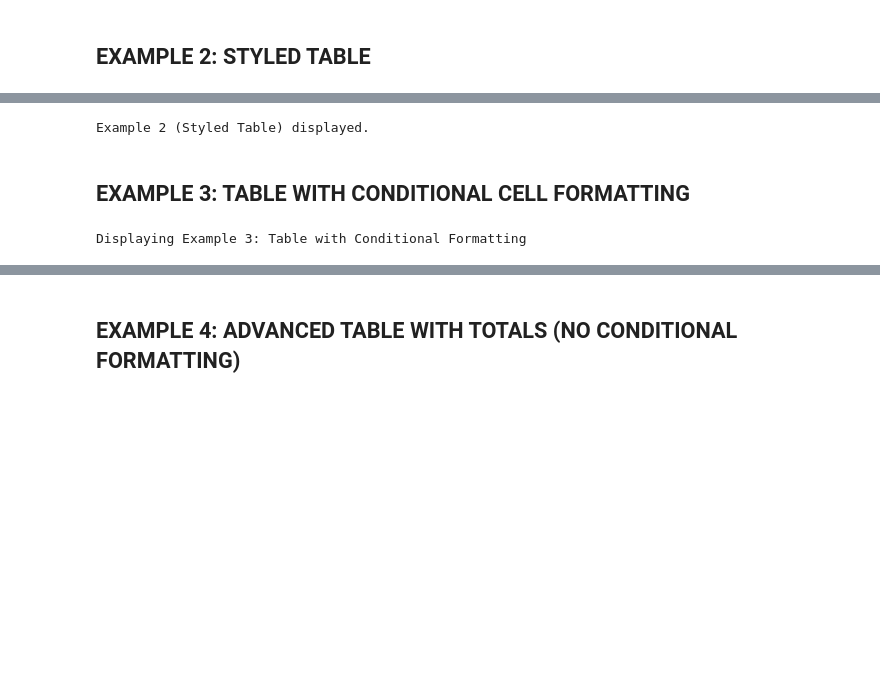
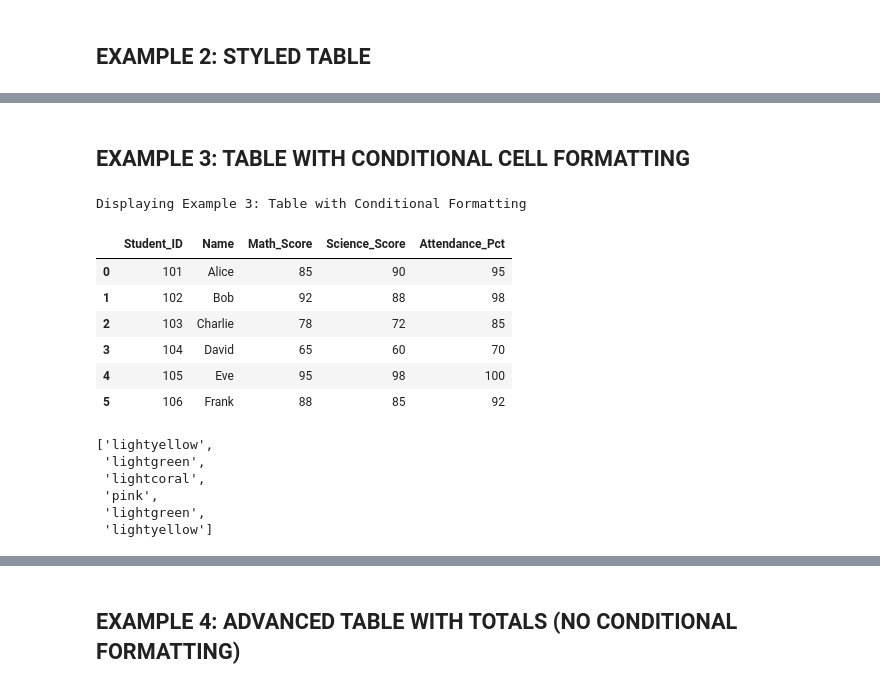
Before and after one commit to JustCodeIt7/Plotly_Dash_Dashboards, a Jupyter notebook: 01-Plotly_Basics_Charts/11-Table/plotly_tables.ipynb, the cells around one changed output, grey strips where cells are left out. Cells and saved outputs as stored; diff of their text form; code cells hidden in the pictures; blank space fills up the shorter version.

```diff
--- a/01-Plotly_Basics_Charts/11-Table/plotly_tables.ipynb
+++ b/01-Plotly_Basics_Charts/11-Table/plotly_tables.ipynb
@@ -87,8 +89,14 @@ fig2 = go.Figure(
                 values=[df_ex2[col] for col in df_ex2.columns],
                 line_color="darkslategray",  # Line color for cells
                 # Alternating row colors for better readability
-                fill_color=[["lightcyan", "white"] * (len(df_ex2) // 2 + 1)],
-                align=["left", "left", "right", "center", "center"],  # Custom alignment per column
+                fill_color=[["lightblue", "white"] * (len(df_ex2) // 2 + 1)],
+                align=[
+                    "left",
+                    "left",
+                    "right",
+                    "center",
+                    "center",
+                ],  # Custom alignment per column
                 font=dict(color="darkslategray", size=12),
                 height=30,  # Set cell height
             ),
@@ -103,24 +111,61 @@ fig2.update_layout(
     height=450,  # Adjust table height
 )
 fig2.show()
-# %% [output]
-Example 2 (Styled Table) displayed.
 # %% [markdown]
 ## EXAMPLE 3: TABLE WITH CONDITIONAL CELL FORMATTING
 # %%
 # -------------------------------------------------
 # EXAMPLE 3: TABLE WITH CONDITIONAL CELL FORMATTING
 # -------------------------------------------------
 print("\nDisplaying Example 3: Table with Conditional Formatting")
 
 # Data for conditional formatting example
 data_ex3 = {
     "Student_ID": [101, 102, 103, 104, 105, 106],
     "Name": ["Alice", "Bob", "Charlie", "David", "Eve", "Frank"],
     "Math_Score": [85, 92, 78, 65, 95, 88],
     "Science_Score": [90, 88, 72, 60, 98, 85],
     "Attendance_Pct": [95, 98, 85, 70, 100, 92],
 }
 df_ex3 = pd.DataFrame(data_ex3)
+
+df_ex3
 # %% [output]
 Displaying Example 3: Table with Conditional Formatting
+|  | Student_ID | Name | Math_Score | Science_Score | Attendance_Pct |
+| 0 | 101 | Alice | 85 | 90 | 95 |
+| 1 | 102 | Bob | 92 | 88 | 98 |
+| 2 | 103 | Charlie | 78 | 72 | 85 |
+| 3 | 104 | David | 65 | 60 | 70 |
+| 4 | 105 | Eve | 95 | 98 | 100 |
+| 5 | 106 | Frank | 88 | 85 | 92 |
+# %%
+# Define colors for conditional formatting
+def get_score_colors(scores_series):
+    colors = []
+    for score in scores_series:
+        if score >= 90:
+            colors.append("lightgreen")
+        elif score >= 80:
+            colors.append("lightyellow")
+        elif score >= 70:
+            colors.append("lightcoral")
+        else:
+            colors.append("pink")
+    return colors
+
+
+math_score_colors = get_score_colors(df_ex3["Math_Score"])
+science_score_colors = get_score_colors(df_ex3["Science_Score"])
+attendance_colors = [
+    "lightgreen" if att >= 90 else "lightyellow" if att >= 80 else "lightcoral"
+    for att in df_ex3["Attendance_Pct"]
+]
+math_score_colors
+# %% [output]
+['lightyellow',
+ 'lightgreen',
+ 'lightcoral',
+ 'pink',
+ 'lightgreen',
+ 'lightyellow']
```
Also changed, not shown: parts of 11 cells of this notebook, 12 other files.
